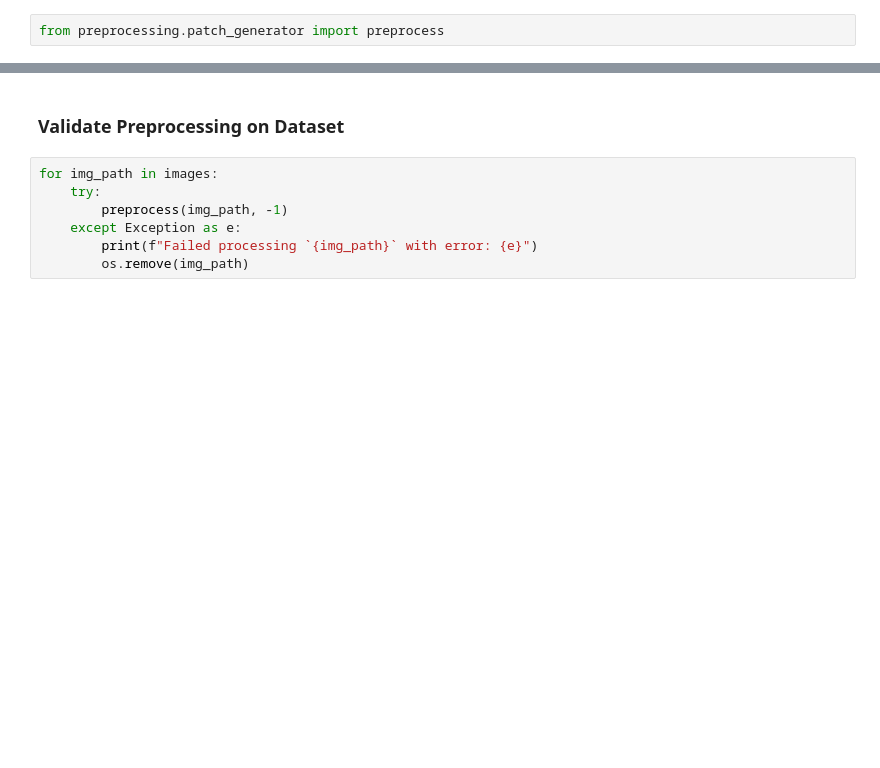
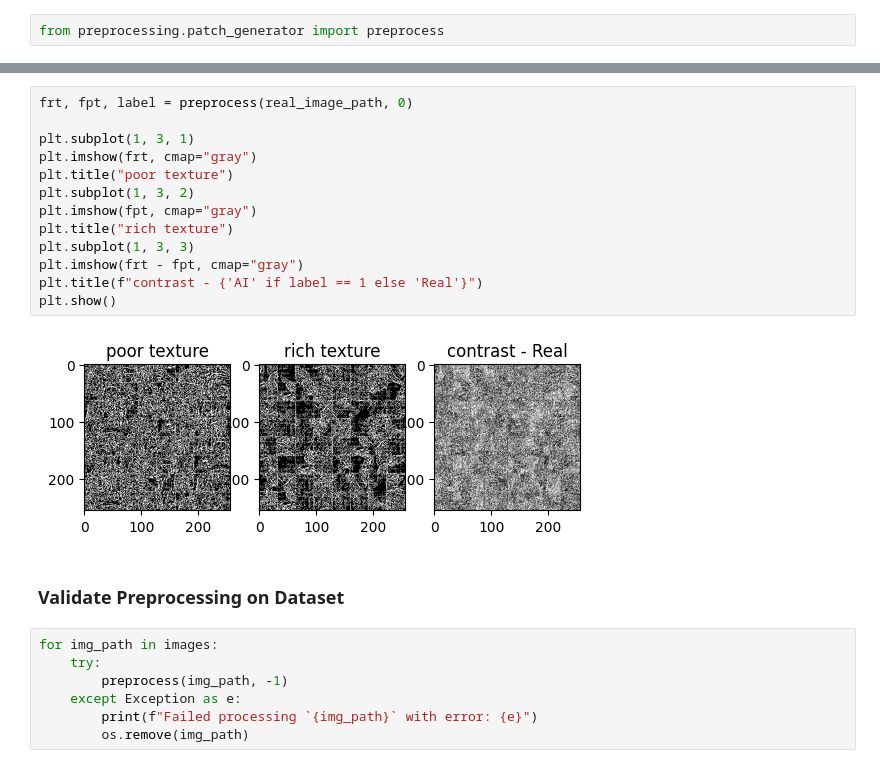
Before and after one commit to yvesemmanuel/ai-detection-toolkit, a Jupyter notebook: preprocessing.ipynb, the cells around one changed output, grey strips where cells are left out. Drawn from its saved outputs; the diff is of its cells as text; blank space fills up the shorter version.

```diff
--- a/preprocessing.ipynb
+++ b/preprocessing.ipynb
@@ -116,3 +115,18 @@ plt.show()
+# %%
+frt, fpt, label = preprocess(real_image_path, 0)
+
+plt.subplot(1, 3, 1)
+plt.imshow(frt, cmap="gray")
+plt.title("poor texture")
+plt.subplot(1, 3, 2)
+plt.imshow(fpt, cmap="gray")
+plt.title("rich texture")
+plt.subplot(1, 3, 3)
+plt.imshow(frt - fpt, cmap="gray")
+plt.title(f"contrast - {'AI' if label == 1 else 'Real'}")
+plt.show()
+# %% [output]
+[figure, added]
 # %% [markdown]
 ### Validate Preprocessing on Dataset
 # %%
```
Also changed, not shown: parts of 9 cells of this notebook, 5 other files.
